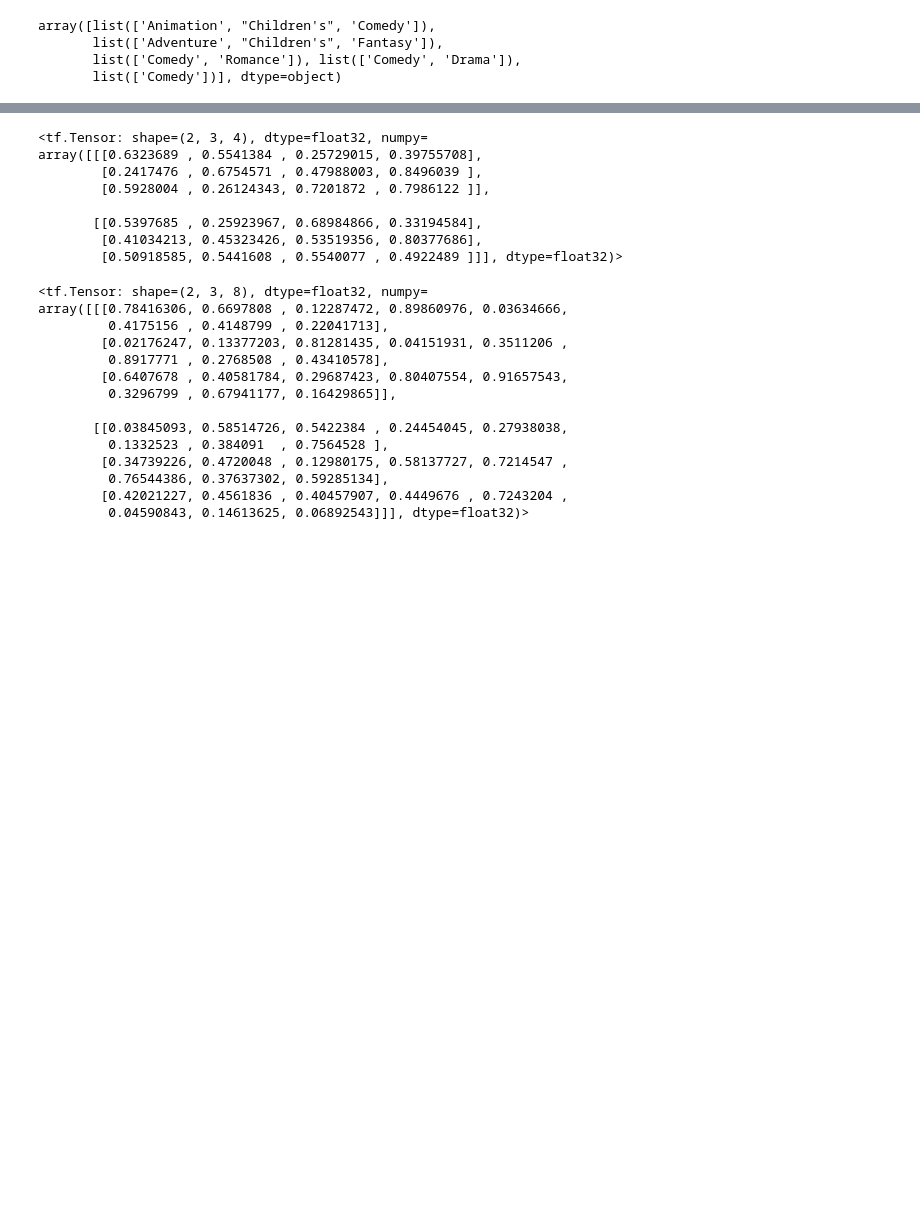
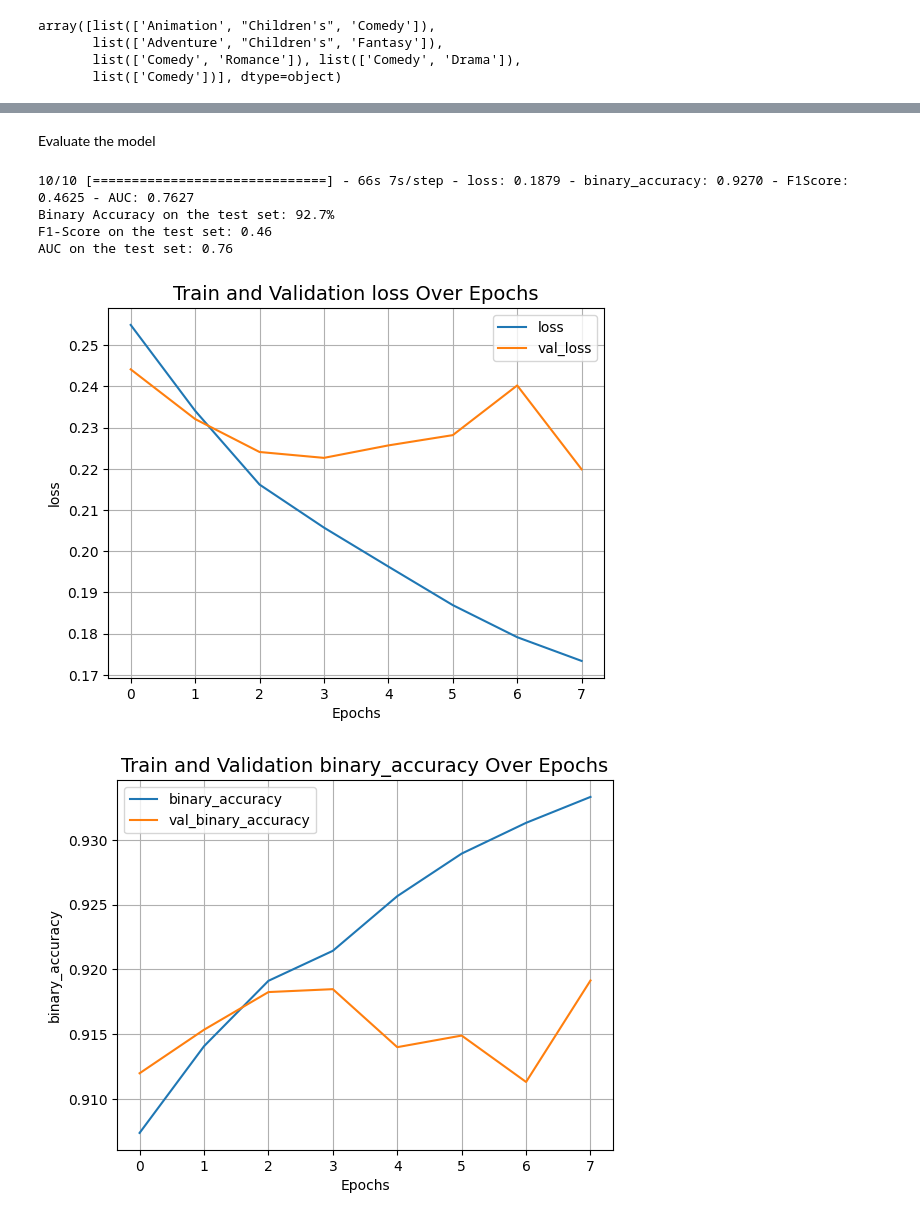
Before and after one commit to 20020688/Multi_model, a Jupyter notebook: multi_model.ipynb, the cells around one changed output, grey strips where cells are left out. Cells and saved outputs as stored; diff of their text form; code cells hidden in the pictures; blank space fills up the shorter version.

```diff
--- a/multi_model.ipynb
+++ b/multi_model.ipynb
@@ -366,6 +513,15 @@ array([[3.2199352e-04, 6.1781779e-02, 2.4695868e-02, 4.6106312e-01,
 # %%
-model.compile(
+checkpoint_path = "training_1/cp.ckpt"
+checkpoint_dir = os.path.dirname(checkpoint_path)
+#create callback that save model's weight
+cp_callback = tf.keras.callbacks.ModelCheckpoint(filepath=checkpoint_path,
+                                                 save_weights_only=True,
+                                                 verbose=1)
+
+multimodal_model.compile(
     optimizer = "adam",
     loss = "binary_crossentropy",
     metrics = ["binary_accuracy", F1Score(average="micro", name="F1Score"), AUC(multi_label=True, num_labels=19, name="AUC")]
 )
+
+history = multimodal_model.fit(train_ds, validation_data=val_ds, epochs=8, callbacks=[cp_callback])
@@ -447,28 +569,31 @@ array([[[1.2647378 , 1.1082768 , 0.5145803 , 0.79511416],
-# %%
-z
-# %% [output]
-<tf.Tensor: shape=(2, 3, 4), dtype=float32, numpy=
-array([[[0.6323689 , 0.5541384 , 0.25729015, 0.39755708],
-        [0.2417476 , 0.6754571 , 0.47988003, 0.8496039 ],
-        [0.5928004 , 0.26124343, 0.7201872 , 0.7986122 ]],
-
-       [[0.5397685 , 0.25923967, 0.68984866, 0.33194584],
-        [0.41034213, 0.45323426, 0.53519356, 0.80377686],
-        [0.50918585, 0.5441608 , 0.5540077 , 0.4922489 ]]], dtype=float32)>
-# %%
-t
-# %% [output]
-<tf.Tensor: shape=(2, 3, 8), dtype=float32, numpy=
-array([[[0.78416306, 0.6697808 , 0.12287472, 0.89860976, 0.03634666,
-         0.4175156 , 0.4148799 , 0.22041713],
-        [0.02176247, 0.13377203, 0.81281435, 0.04151931, 0.3511206 ,
-         0.8917771 , 0.2768508 , 0.43410578],
-        [0.6407678 , 0.40581784, 0.29687423, 0.80407554, 0.91657543,
-         0.3296799 , 0.67941177, 0.16429865]],
-
-       [[0.03845093, 0.58514726, 0.5422384 , 0.24454045, 0.27938038,
-         0.1332523 , 0.384091  , 0.7564528 ],
-        [0.34739226, 0.4720048 , 0.12980175, 0.58137727, 0.7214547 ,
-         0.76544386, 0.37637302, 0.59285134],
-        [0.42021227, 0.4561836 , 0.40457907, 0.4449676 , 0.7243204 ,
-         0.04590843, 0.14613625, 0.06892543]]], dtype=float32)>
+# %% [markdown]
+Evaluate the model
+# %%
+_, acc, f1, auc = multimodal_model.evaluate(test_ds)
+print(f"Binary Accuracy on the test set: {round(acc * 100, 2)}%")
+print(f"F1-Score on the test set: {round(f1, 2)}")
+print(f"AUC on the test set: {round(auc, 2)}")
+# %% [output]
+10/10 [==============================] - 66s 7s/step - loss: 0.1879 - binary_accuracy: 0.9270 - F1Score: 0.4625 - AUC: 0.7627
+Binary Accuracy on the test set: 92.7%
+F1-Score on the test set: 0.46
+AUC on the test set: 0.76
+# %%
+def plot_result(item):
+    plt.plot(history.history[item], label=item)
+    plt.plot(history.history["val_" + item], label="val_" + item)
+    plt.xlabel("Epochs")
+    plt.ylabel(item)
+    plt.title("Train and Validation {} Over Epochs".format(item), fontsize=14)
+    plt.legend()
+    plt.grid()
+    plt.show()
+
+
+plot_result("loss")
+plot_result("binary_accuracy")
+plot_result("F1Score")
+plot_result("AUC")
+# %% [output]
+[figure, added]
+[figure, added]
```
Also changed, not shown: parts of 49 cells of this notebook.
